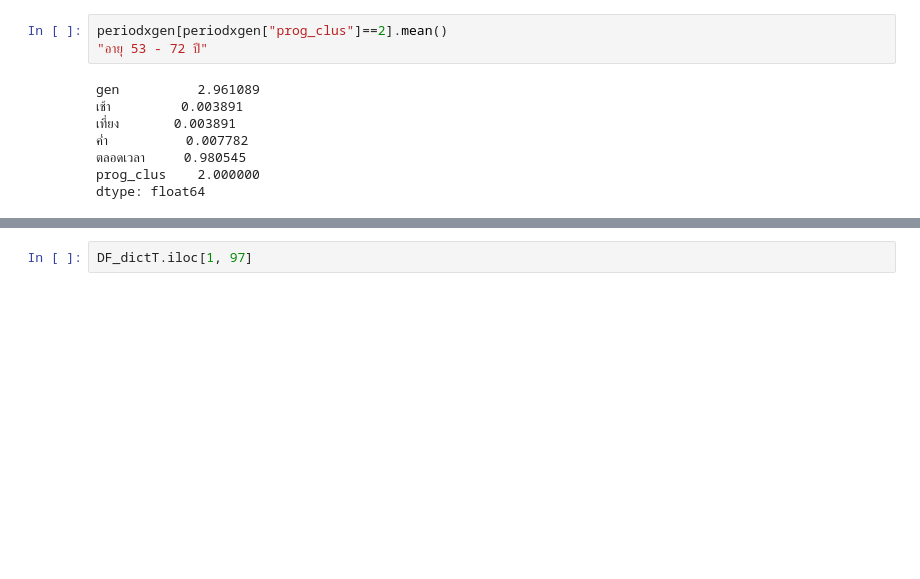
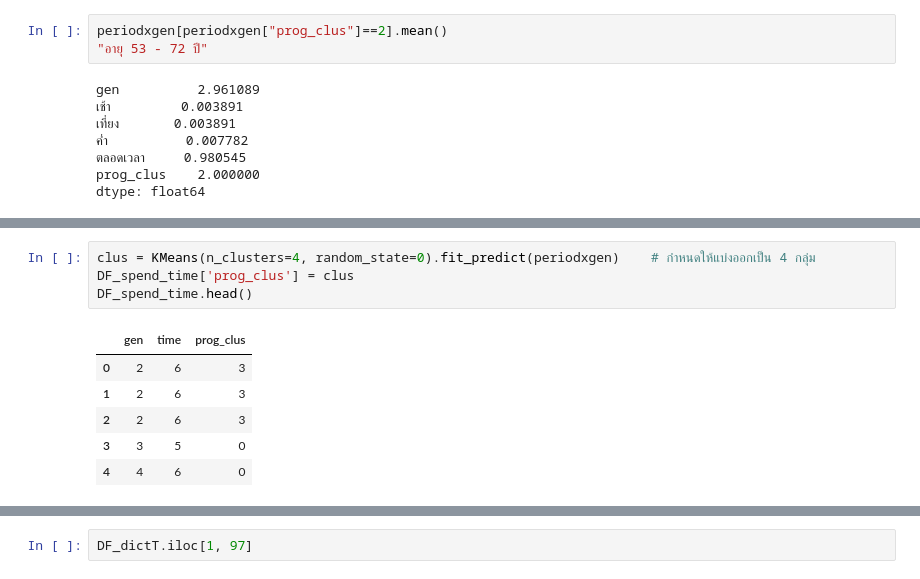
Before and after one commit to tutalae/DSE4, a Jupyter notebook: Project_1_DSE4_Data_Analytic_Cleaned_data_V0.ipynb, the cells around one changed output, grey strips where cells are left out. Cells and saved outputs as stored; diff of their text form; blank space fills up the shorter version.

```diff
--- a/Project_1_DSE4_Data_Analytic_Cleaned_data_V0.ipynb
+++ b/Project_1_DSE4_Data_Analytic_Cleaned_data_V0.ipynb
@@ -589,0 +633,11 @@ dtype: float64
+# %%
+clus = KMeans(n_clusters=4, random_state=0).fit_predict(periodxgen)    # กำหนดให้แบ่งออกเป็น 4 กลุ่ม
+DF_spend_time['prog_clus'] = clus
+DF_spend_time.head()
+# %% [output]
+|  | gen | time | prog_clus |
+| 0 | 2 | 6 | 3 |
+| 1 | 2 | 6 | 3 |
+| 2 | 2 | 6 | 3 |
+| 3 | 3 | 5 | 0 |
+| 4 | 4 | 6 | 0 |
```
Also changed, not shown: parts of 9 cells of this notebook.
